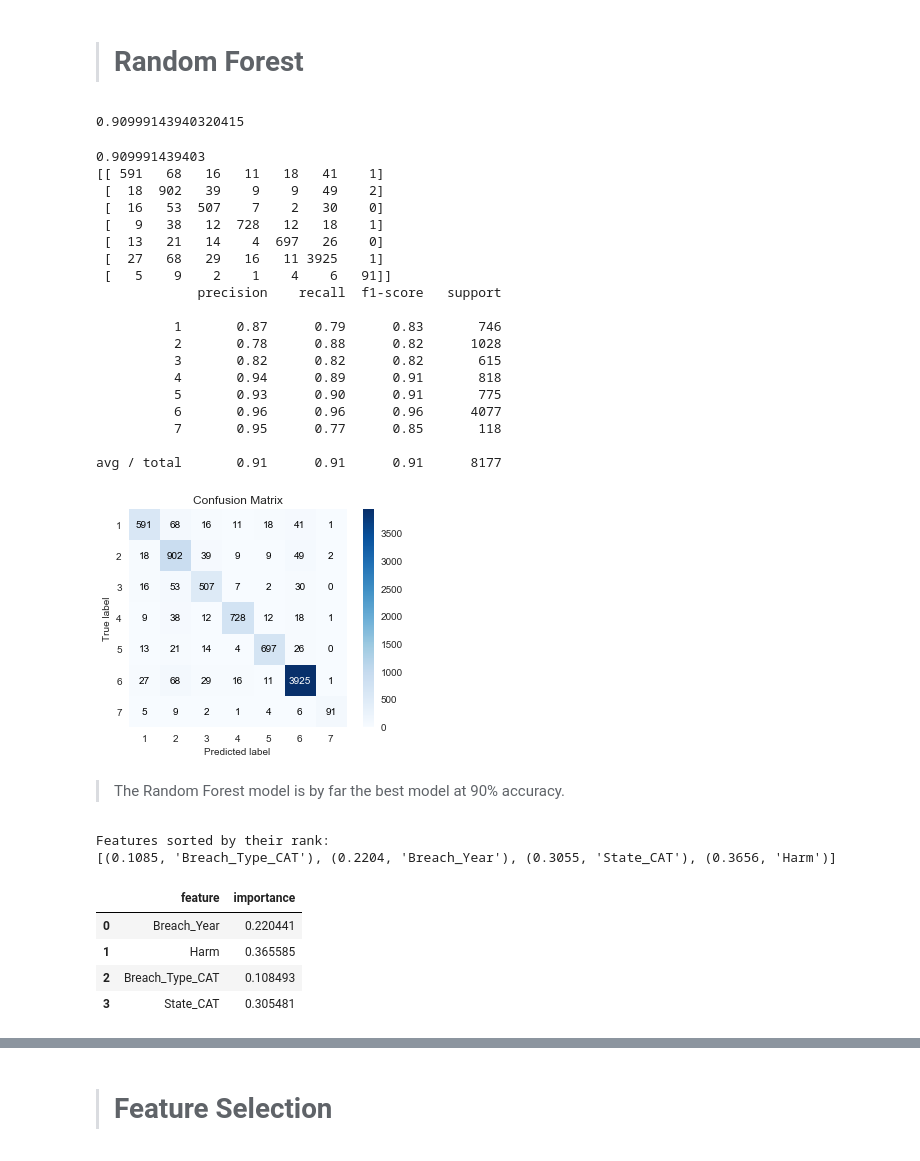
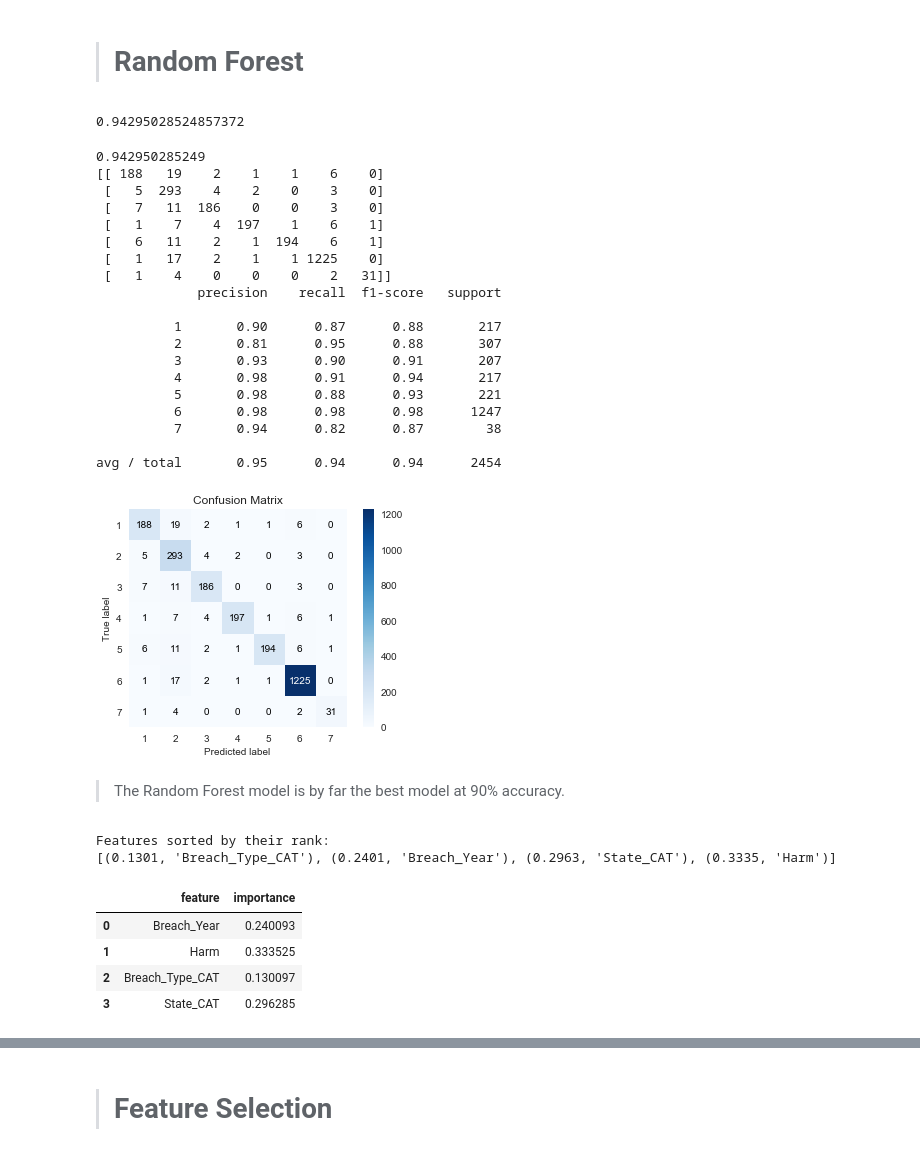
Before and after one commit to dmrod01/Capstone, a Jupyter notebook: Data Analytics Model Building Descriptive Analytics - Supervised Non Text Org Type.ipynb, the cells around one changed output, grey strips where cells are left out. Drawn from its saved outputs; the diff is of its cells as text; code cells hidden in the pictures.

```diff
--- a/Data Analytics Model Building Descriptive Analytics - Supervised Non Text Org Type.ipynb
+++ b/Data Analytics Model Building Descriptive Analytics - Supervised Non Text Org Type.ipynb
@@ -665,58 +665,58 @@ print scores.mean()
 from sklearn.ensemble import RandomForestClassifier
 
 clf = RandomForestClassifier(n_estimators=20)    #building 20 decision trees
-clf=clf.fit(X, y)
-clf.score(X,y)
+clf=clf.fit(X_test, y_test)
+clf.score(X_test,y_test)
 # %% [output]
-0.90999143940320415
+0.94295028524857372
 # %%
 # generate evaluation metrics
-print metrics.accuracy_score(y, clf.predict(X)) #overall accuracy
-print metrics.confusion_matrix(y, clf.predict(X))
-print metrics.classification_report(y, clf.predict(X))
+print metrics.accuracy_score(y_test, clf.predict(X_test)) #overall accuracy
+print metrics.confusion_matrix(y_test, clf.predict(X_test))
+print metrics.classification_report(y_test, clf.predict(X_test))
 # %% [output]
-0.909991439403
-[[ 591   68   16   11   18   41    1]
- [  18  902   39    9    9   49    2]
- [  16   53  507    7    2   30    0]
- [   9   38   12  728   12   18    1]
- [  13   21   14    4  697   26    0]
- [  27   68   29   16   11 3925    1]
- [   5    9    2    1    4    6   91]]
+0.942950285249
+[[ 188   19    2    1    1    6    0]
+ [   5  293    4    2    0    3    0]
+ [   7   11  186    0    0    3    0]
+ [   1    7    4  197    1    6    1]
+ [   6   11    2    1  194    6    1]
+ [   1   17    2    1    1 1225    0]
+ [   1    4    0    0    0    2   31]]
              precision    recall  f1-score   support
 
-          1       0.87      0.79      0.83       746
-          2       0.78      0.88      0.82      1028
-          3       0.82      0.82      0.82       615
-          4       0.94      0.89      0.91       818
-          5       0.93      0.90      0.91       775
-          6       0.96      0.96      0.96      4077
-          7       0.95      0.77      0.85       118
+          1       0.90      0.87      0.88       217
+          2       0.81      0.95      0.88       307
+          3       0.93      0.90      0.91       207
+          4       0.98      0.91      0.94       217
+          5       0.98      0.88      0.93       221
+          6       0.98      0.98      0.98      1247
+          7       0.94      0.82      0.87        38
 
-avg / total       0.91      0.91      0.91      8177
+avg / total       0.95      0.94      0.94      2454
 # %%
 from scikitplot import plotters as skplt
 
-skplt.plot_confusion_matrix(y_true=np.array(y), y_pred=clf.predict(X))
+skplt.plot_confusion_matrix(y_true=np.array(y_test), y_pred=clf.predict(X_test))
 plt.show()
 # %% [output]
-[figure, old version]
+[figure, new version]
 # %% [markdown]
 >The Random Forest model is by far the best model at 90% accuracy.
 # %%
 print "Features sorted by their rank:"
-print sorted(zip(map(lambda x: round(x, 4), clf.feature_importances_), X.columns))
+print sorted(zip(map(lambda x_test: round(x_test, 4), clf.feature_importances_), X_test.columns))
 # %% [output]
 Features sorted by their rank:
-[(0.1085, 'Breach_Type_CAT'), (0.2204, 'Breach_Year'), (0.3055, 'State_CAT'), (0.3656, 'Harm')]
+[(0.1301, 'Breach_Type_CAT'), (0.2401, 'Breach_Year'), (0.2963, 'State_CAT'), (0.3335, 'Harm')]
 # %%
 # another method
-pd.DataFrame({'feature':X.columns, 'importance':clf.feature_importances_})
+pd.DataFrame({'feature':X_test.columns, 'importance':clf.feature_importances_})
 # %% [output]
 |  | feature | importance |
-| 0 | Breach_Year | 0.220441 |
-| 1 | Harm | 0.365585 |
-| 2 | Breach_Type_CAT | 0.108493 |
-| 3 | State_CAT | 0.305481 |
+| 0 | Breach_Year | 0.240093 |
+| 1 | Harm | 0.333525 |
+| 2 | Breach_Type_CAT | 0.130097 |
+| 3 | State_CAT | 0.296285 |
 # %%
 #Predict class probabilities for X
```
Also changed, not shown: parts of 13 cells of this notebook, 1 other file.
